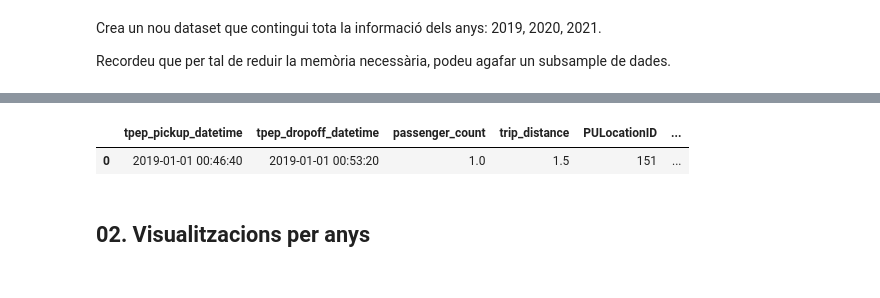
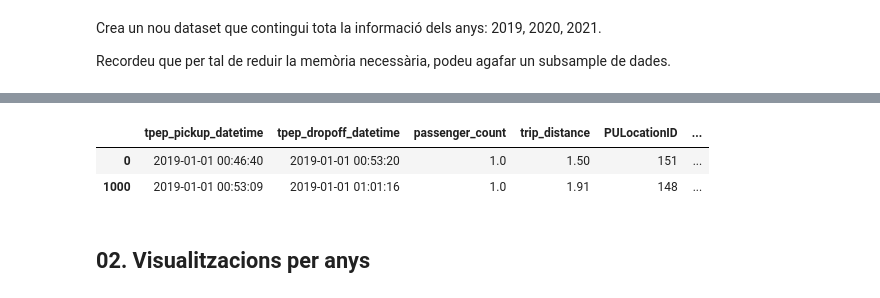
Before and after one commit to junjielyu13/Junior-Fall-Missions, a Jupyter notebook: TallerNousUsos/Practica/TNUI_P1/AssignmentCode-junjie.ipynb, the cells around one changed output, grey strips where cells are left out. Drawn from its saved outputs; the diff is of its cells as text; code cells hidden in the pictures.

```diff
--- a/TallerNousUsos/Practica/TNUI_P1/AssignmentCode-junjie.ipynb
+++ b/TallerNousUsos/Practica/TNUI_P1/AssignmentCode-junjie.ipynb
@@ -175,8 +175,11 @@ def post_processing(data):
     """
     Funció on implementar qualsevol tipus de postprocessament necessari.
     """
-    dataset = clean_data(data, 2019, 1)
-    return dataset
+    data = data[required_data]
+
+    data['year'] = pd.DatetimeIndex(data['tpep_pickup_datetime']).year
+
+    return data
 # %% [markdown]
 Crea un nou dataset que contingui tota la informació dels anys: 2019, 2020, 2021.
 
@@ -191,8 +206,9 @@ df.shape
 # %%
-df.head(1)
+df.head(2)
 # %% [output]
 |  | tpep_pickup_datetime | tpep_dropoff_datetime | passenger_count | trip_distance | PULocationID | ... |
-| 0 | 2019-01-01 00:46:40 | 2019-01-01 00:53:20 | 1.0 | 1.5 | 151 | ... |
+| 0 | 2019-01-01 00:46:40 | 2019-01-01 00:53:20 | 1.0 | 1.50 | 151 | ... |
+| 1000 | 2019-01-01 00:53:09 | 2019-01-01 01:01:16 | 1.0 | 1.91 | 148 | ... |
 # %% [markdown]
 ## 02. Visualitzacions per anys
 # %% [markdown]
```
Also changed, not shown: parts of 17 cells of this notebook.
